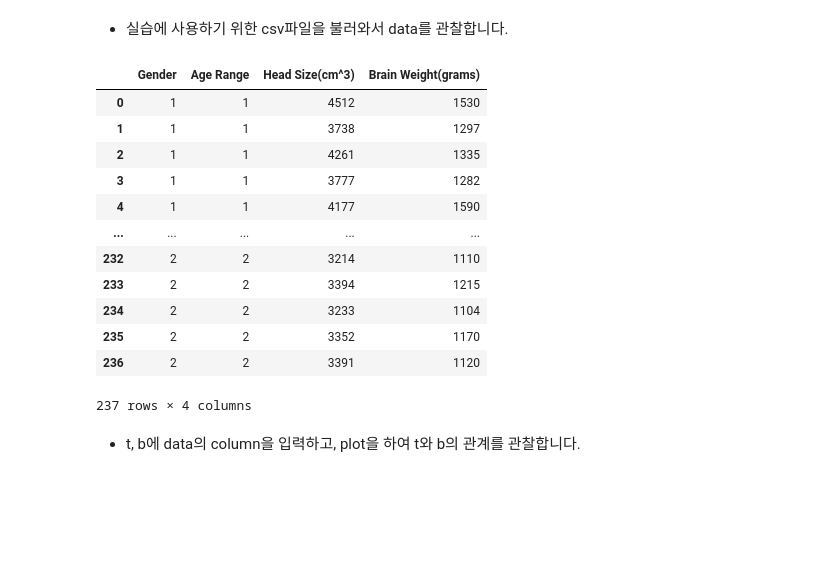
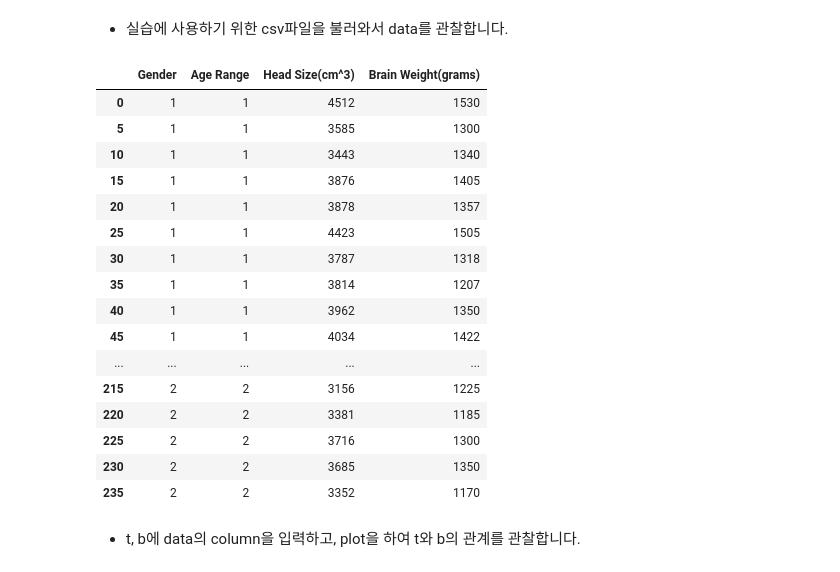
Before and after one commit to hufsaim/T03108701, a Jupyter notebook: notebook_2024/Lab06_least_squares.ipynb, the cells around one changed output. Cells and saved outputs as stored; diff of their text form; code cells hidden in the pictures; blank space fills up the shorter version.

```diff
--- a/notebook_2024/Lab06_least_squares.ipynb
+++ b/notebook_2024/Lab06_least_squares.ipynb
@@ -13,21 +13,27 @@ import pandas as pd
 - 실습에 사용하기 위한 csv파일을 불러와서 data를 관찰합니다.
 # %%
 data = pd.read_csv('https://raw.githubusercontent.com/hufsbme/T03108701/master/ch4/headbrain.csv')
-data
-# %% [output]
-|  | Gender | Age Range | Head Size(cm^3) | Brain Weight(grams) |
-| 0 | 1 | 1 | 4512 | 1530 |
-| 1 | 1 | 1 | 3738 | 1297 |
-| 2 | 1 | 1 | 4261 | 1335 |
-| 3 | 1 | 1 | 3777 | 1282 |
-| 4 | 1 | 1 | 4177 | 1590 |
-| ... | ... | ... | ... | ... |
-| 232 | 2 | 2 | 3214 | 1110 |
-| 233 | 2 | 2 | 3394 | 1215 |
-| 234 | 2 | 2 | 3233 | 1104 |
-| 235 | 2 | 2 | 3352 | 1170 |
-| 236 | 2 | 2 | 3391 | 1120 |
-237 rows × 4 columns
+# %%
+strd=5
+data[::strd]
+# %% [output]
+|  | Gender | Age Range | Head Size(cm^3) | Brain Weight(grams) |
+| 0 | 1 | 1 | 4512 | 1530 |
+| 5 | 1 | 1 | 3585 | 1300 |
+| 10 | 1 | 1 | 3443 | 1340 |
+| 15 | 1 | 1 | 3876 | 1405 |
+| 20 | 1 | 1 | 3878 | 1357 |
+| 25 | 1 | 1 | 4423 | 1505 |
+| 30 | 1 | 1 | 3787 | 1318 |
+| 35 | 1 | 1 | 3814 | 1207 |
+| 40 | 1 | 1 | 3962 | 1350 |
+| 45 | 1 | 1 | 4034 | 1422 |
+| ... | ... | ... | ... | ... |
+| 215 | 2 | 2 | 3156 | 1225 |
+| 220 | 2 | 2 | 3381 | 1185 |
+| 225 | 2 | 2 | 3716 | 1300 |
+| 230 | 2 | 2 | 3685 | 1350 |
+| 235 | 2 | 2 | 3352 | 1170 |
 # %% [markdown]
 - t, b에 data의 column을 입력하고, plot을 하여 t와 b의 관계를 관찰합니다.
 # %%
```
Also changed, not shown: parts of 16 cells of this notebook.
